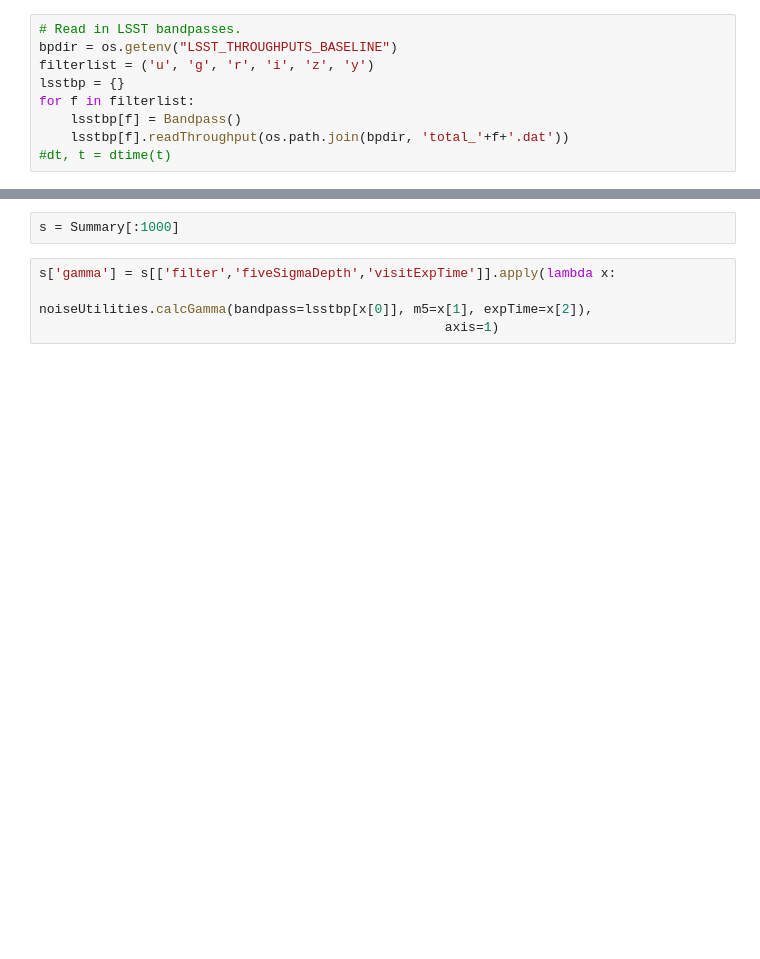
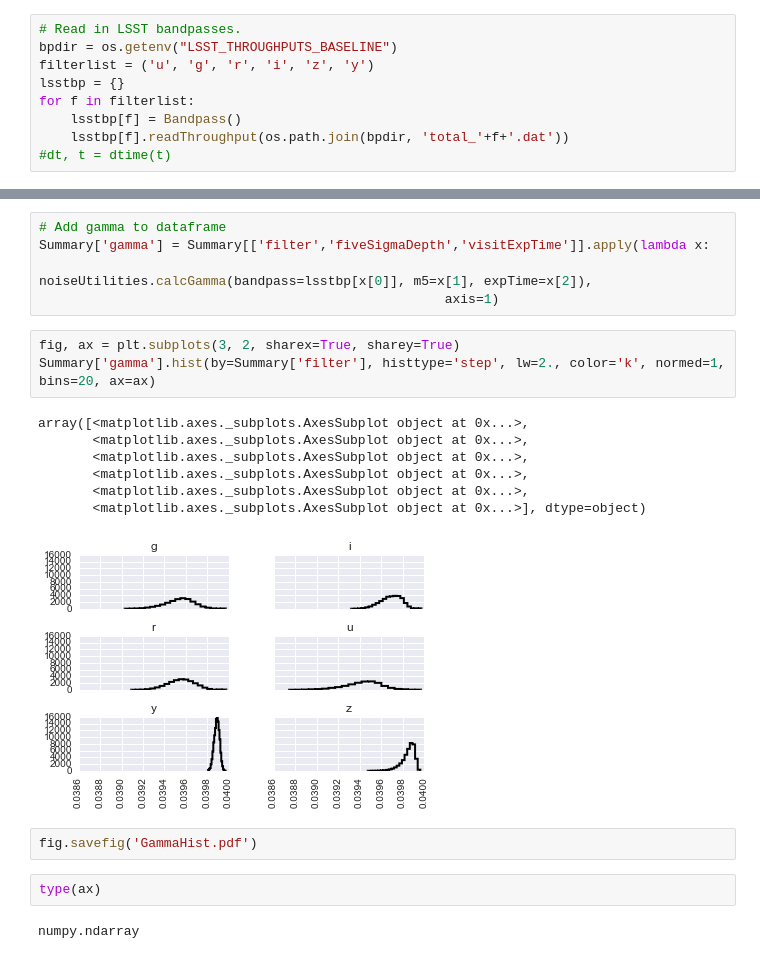
Before and after one commit to rbiswas4/SNsims, a Jupyter notebook: examples/gamma.ipynb, the cells around one changed output, grey strips where cells are left out. Saved outputs shown, nothing was run; the diff lists cells and outputs as text; blank space fills up the shorter version.

Commit message:
Pushing figure comparing paper values with histograms

```diff
--- a/examples/gamma.ipynb
+++ b/examples/gamma.ipynb
@@ -63,6 +40,22 @@ SyntaxError: invalid syntax (<ipython-input-48-426064eb30af>, line 1)
-# %%
-s = Summary[:1000]
 # %%
-s['gamma'] = s[['filter','fiveSigmaDepth','visitExpTime']].apply(lambda x:
+# Add gamma to dataframe
+Summary['gamma'] = Summary[['filter','fiveSigmaDepth','visitExpTime']].apply(lambda x:
                                                     noiseUtilities.calcGamma(bandpass=lsstbp[x[0]], m5=x[1], expTime=x[2]),
                                                     axis=1)
+# %%
+fig, ax = plt.subplots(3, 2, sharex=True, sharey=True)
+Summary['gamma'].hist(by=Summary['filter'], histtype='step', lw=2., color='k', normed=1, bins=20, ax=ax)
+# %% [output]
+array([<matplotlib.axes._subplots.AxesSubplot object at 0x...>,
+       <matplotlib.axes._subplots.AxesSubplot object at 0x...>,
+       <matplotlib.axes._subplots.AxesSubplot object at 0x...>,
+       <matplotlib.axes._subplots.AxesSubplot object at 0x...>,
+       <matplotlib.axes._subplots.AxesSubplot object at 0x...>,
+       <matplotlib.axes._subplots.AxesSubplot object at 0x...>], dtype=object)
+[figure, added]
+# %%
+fig.savefig('GammaHist.pdf')
+# %%
+type(ax)
+# %% [output]
+numpy.ndarray
```
Also changed, not shown: parts of 24 cells of this notebook, 1 other file.
